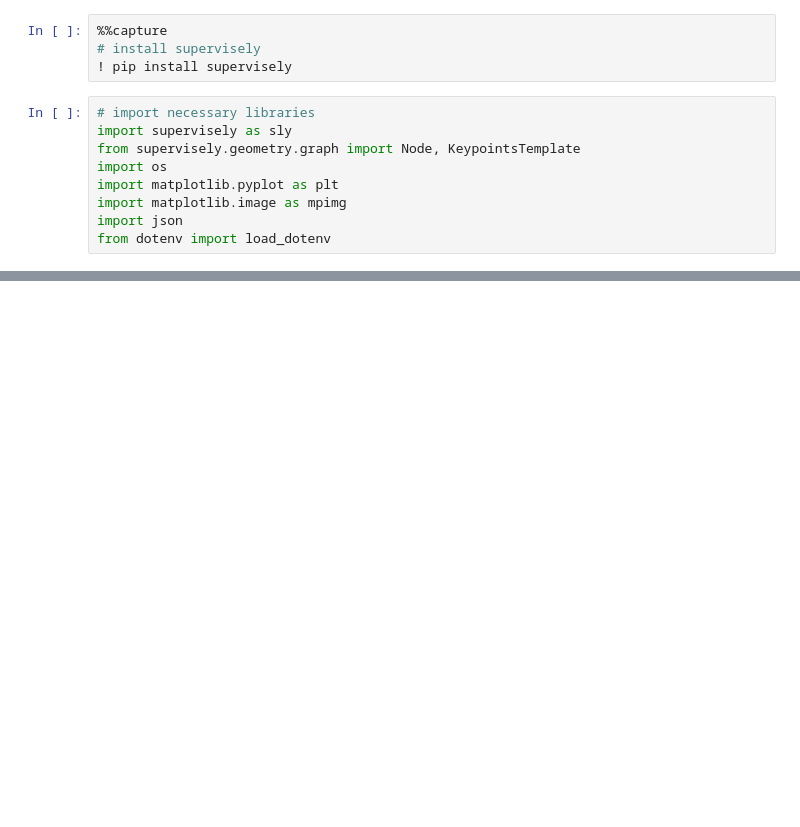
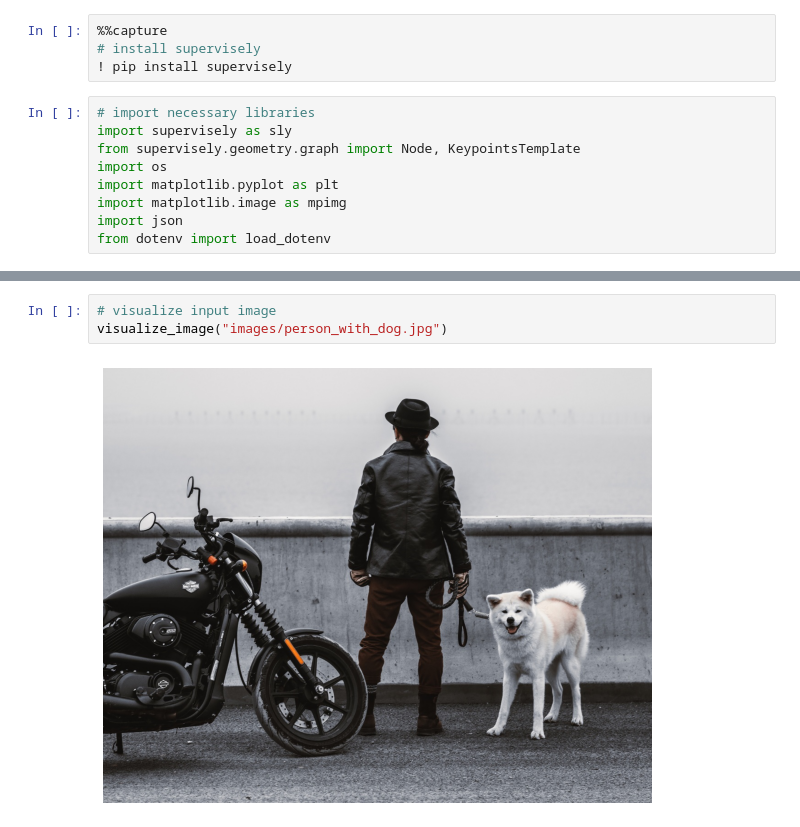
Before and after one commit to supervisely-ecosystem/keypoints-labeling-example, a Jupyter notebook: supervisely_keypoints.ipynb, the cells around one changed output, grey strips where cells are left out. Saved outputs shown, nothing was run; the diff lists cells and outputs as text; blank space fills up the shorter version.

```diff
--- a/supervisely_keypoints.ipynb
+++ b/supervisely_keypoints.ipynb
@@ -185,0 +97,5 @@ ann.draw_pretty(image, output_path=output_path, thickness=3)
+# %%
+# visualize input image
+visualize_image("images/person_with_dog.jpg")
+# %% [output]
+[figure, added]
```
Also changed, not shown: parts of 36 cells of this notebook, 1 other file.
